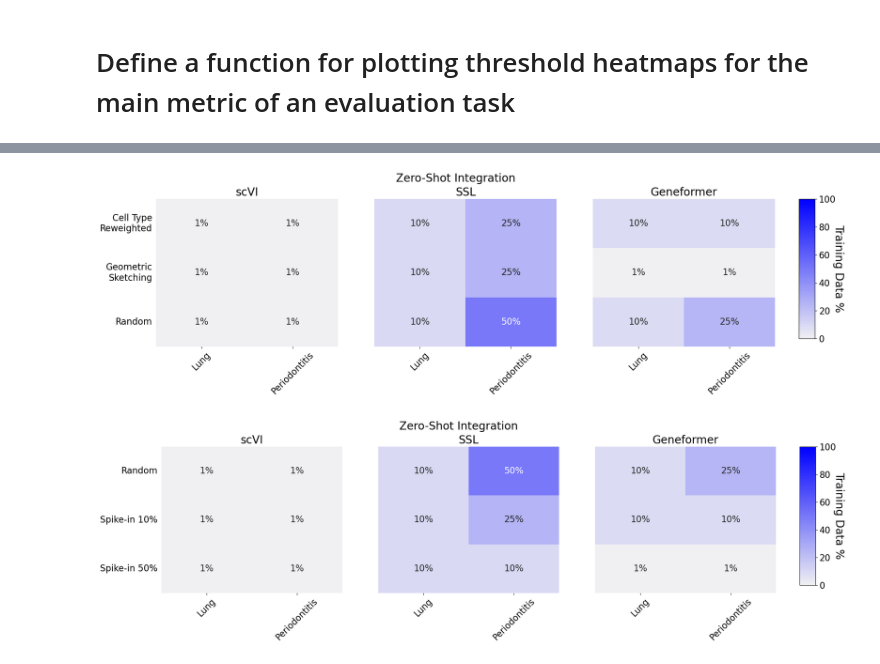
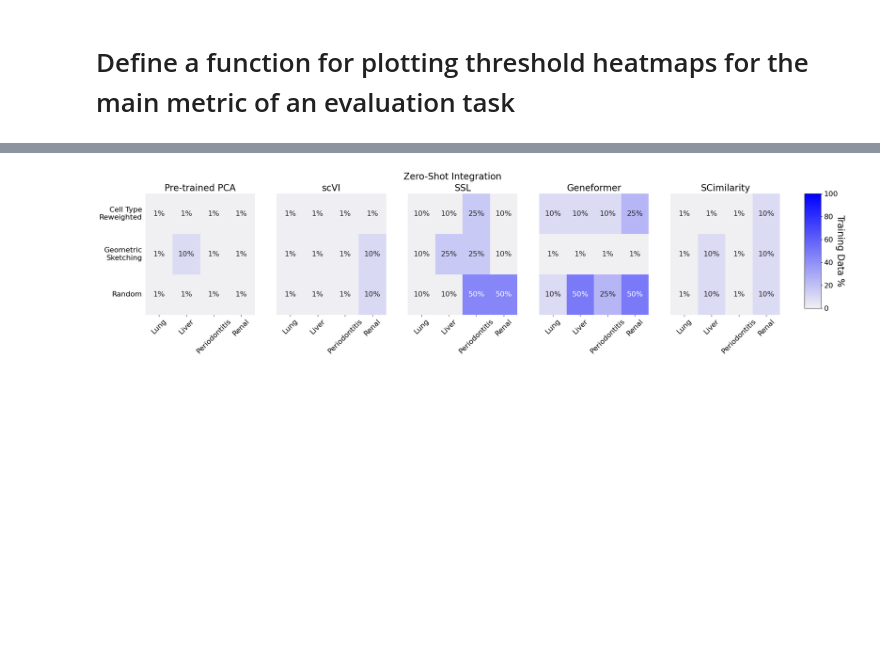
Before and after one commit to microsoft/scFM-dataselection, a Jupyter notebook: plotting/heatmaps.ipynb, the cells around one changed output, grey strips where cells are left out. Saved outputs shown, nothing was run; the diff lists cells and outputs as text; code cells hidden in the pictures; blank space fills up the shorter version.

```diff
--- a/plotting/heatmaps.ipynb
+++ b/plotting/heatmaps.ipynb
@@ -40,7 +41,7 @@ def plot_heatmap(metrics_dfs,
 
     fig, axes = plt.subplots(nrows=1, ncols=len(metrics_dfs))
     fig.set_figheight(5)
-    fig.set_figwidth(20)
+    fig.set_figwidth(25)
 
 
 
@@ -58,6 +59,8 @@ def plot_heatmap(metrics_dfs,
 
 
     for i, metrics_df in enumerate(metrics_dfs):
+
+        metrics_df = metrics_df[metrics_df.percentage != 0]
 
         plateau_dict = defaultdict(list)
 
@@ -109,6 +112,7 @@ def plot_heatmap(metrics_dfs,
             ax.set_yticklabels([''] * len(methods))
 
         ax.set_xticklabels(dataset_formatted_names, rotation=45)
+
         ax.title.set_text(f'{model_names[i]}')
         ax.set(xlabel="")
         ax.set(ylabel="")
@@ -127,6 +131,7 @@ def plot_heatmap(metrics_dfs,
     cbar.set_label('Training Data %', rotation=270, labelpad=15)
     cbar.mappable.set_clim(0, 100)
 
+    os.makedirs("figures/heatmaps", exist_ok=True)
 
     if include_spikeins:
         filename = f"figures/heatmaps/{evaluation}_heatmap_spikeins.png"
@@ -199,29 +195,28 @@ plot_heatmap(metrics_dfs, model_names, evaluation, "micro_f1", dataset_names, da
 # %%
 # zero-shot integration
-
+pretrained_zeroshot_integration_df = pd.read_csv("metrics_csvs/PretrainedPCA_zeroshot_integration_eval_results.csv", index_col=0)
 gf_zeroshot_integration_df = pd.read_csv("metrics_csvs/Geneformer_zeroshot_integration_eval_results.csv", index_col=0)
 scvi_zeroshot_integration_df = pd.read_csv("metrics_csvs/scVI_zeroshot_integration_eval_results.csv", index_col=0)
 ssl_zeroshot_integration_df = pd.read_csv("metrics_csvs/SSL_zeroshot_integration_eval_results.csv", index_col=0)
+scimilarity_zeroshot_integration_df = pd.read_csv("metrics_csvs/SCimilarity_zeroshot_integration_eval_results.csv", index_col=0)
 
-metrics_dfs = [scvi_zeroshot_integration_df, ssl_zeroshot_integration_df, gf_zeroshot_integration_df]
+metrics_dfs = [pretrained_zeroshot_integration_df, scvi_zeroshot_integration_df, ssl_zeroshot_integration_df,
+               gf_zeroshot_integration_df, scimilarity_zeroshot_integration_df]
+model_names = ["Pre-trained PCA", "scVI", "SSL", "Geneformer", "SCimilarity"]
+#model_names = ["SSL", "SSL"]
+#metrics_dfs = [ssl_zeroshot_integration_df, ssl_zeroshot_integration_df]
+
 
 # alphabetical order because that is what pandas does by default
-dataset_names = ["kim_lung", "periodontitis"]
-dataset_formatted_names = ['Lung', 'Periodontitis']
+dataset_names = ["kim_lung", "liver", "periodontitis", "renal"]
+dataset_formatted_names = ['Lung', "Liver", 'Periodontitis', "Renal"]
 
 plot_title = "Zero-Shot Integration"
 evaluation = "zero_shot_integration"
 
 include_downsampling_schemes = True
 include_spikeins = False
 
 plot_heatmap(metrics_dfs, model_names, evaluation, "avg_bio", dataset_names, dataset_formatted_names, plot_title, include_downsampling_schemes, include_spikeins)
-
-
-include_downsampling_schemes = False
-include_spikeins = True
-
-plot_heatmap(metrics_dfs, model_names, evaluation, "avg_bio", dataset_names, dataset_formatted_names, plot_title, include_downsampling_schemes, include_spikeins)
 # %% [output]
-[figure, old version]
+[figure, new version]
-[figure, removed]
```
Also changed, not shown: parts of 8 cells of this notebook, 6 other files.
